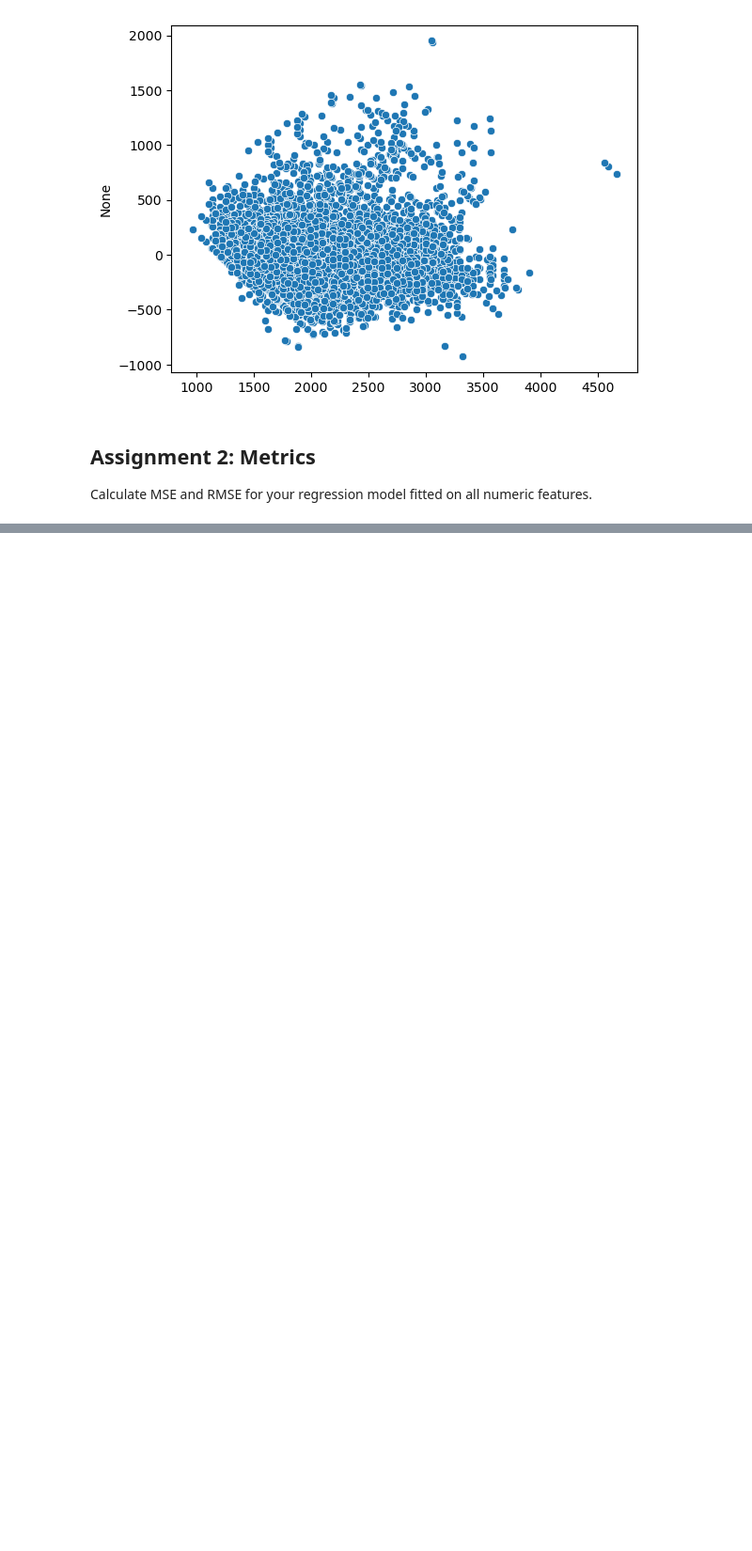
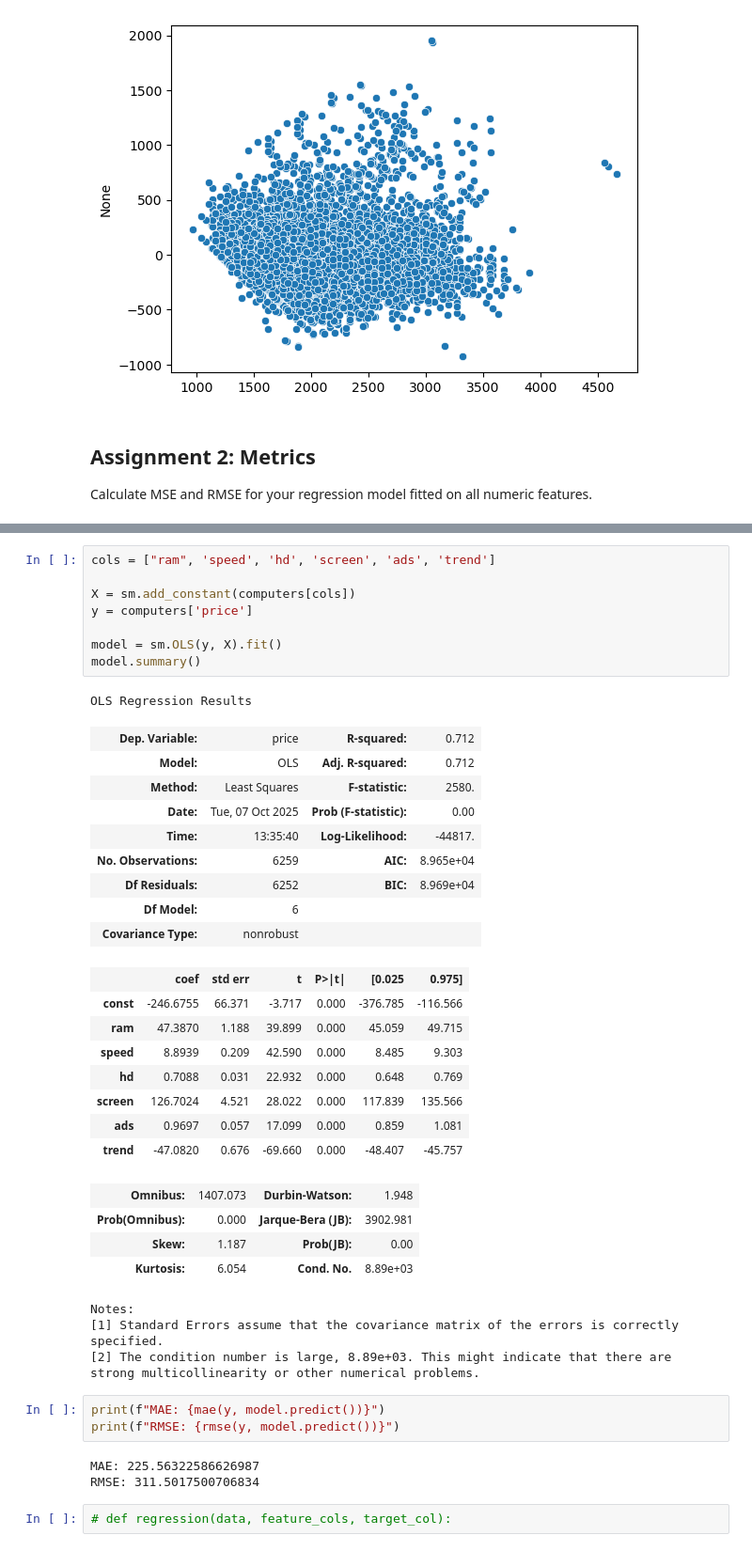
Before and after one commit to Camiloesp/PythonDataScience_SupervisedML, a Jupyter notebook: Regression_and_Forecasting/Assignments/03_multiple_regression_assignments.ipynb, the cells around one changed output, grey strips where cells are left out. Shown: that part at 94% size. Saved outputs shown, nothing was run; the diff lists cells and outputs as text; blank space fills up the shorter version.

```diff
--- a/Regression_and_Forecasting/Assignments/03_multiple_regression_assignments.ipynb
+++ b/Regression_and_Forecasting/Assignments/03_multiple_regression_assignments.ipynb
@@ -133,0 +171,43 @@ Calculate MSE and RMSE for your regression model fitted on all numeric features.
+# %%
+cols = ["ram", 'speed', 'hd', 'screen', 'ads', 'trend']
+
+X = sm.add_constant(computers[cols])
+y = computers['price']
+
+model = sm.OLS(y, X).fit()
+model.summary()
+# %% [output]
+OLS Regression Results
+| Dep. Variable: | price | R-squared: | 0.712 |
+| Model: | OLS | Adj. R-squared: | 0.712 |
+| Method: | Least Squares | F-statistic: | 2580. |
+| Date: | Tue, 07 Oct 2025 | Prob (F-statistic): | 0.00 |
+| Time: | 13:35:40 | Log-Likelihood: | -44817. |
+| No. Observations: | 6259 | AIC: | 8.965e+04 |
+| Df Residuals: | 6252 | BIC: | 8.969e+04 |
+| Df Model: | 6 |  |  |
+| Covariance Type: | nonrobust |  |  |
+|  | coef | std err | t | P>|t| | [0.025 | 0.975] |
+| const | -246.6755 | 66.371 | -3.717 | 0.000 | -376.785 | -116.566 |
+| ram | 47.3870 | 1.188 | 39.899 | 0.000 | 45.059 | 49.715 |
+| speed | 8.8939 | 0.209 | 42.590 | 0.000 | 8.485 | 9.303 |
+| hd | 0.7088 | 0.031 | 22.932 | 0.000 | 0.648 | 0.769 |
+| screen | 126.7024 | 4.521 | 28.022 | 0.000 | 117.839 | 135.566 |
+| ads | 0.9697 | 0.057 | 17.099 | 0.000 | 0.859 | 1.081 |
+| trend | -47.0820 | 0.676 | -69.660 | 0.000 | -48.407 | -45.757 |
+| Omnibus: | 1407.073 | Durbin-Watson: | 1.948 |
+| Prob(Omnibus): | 0.000 | Jarque-Bera (JB): | 3902.981 |
+| Skew: | 1.187 | Prob(JB): | 0.00 |
+| Kurtosis: | 6.054 | Cond. No. | 8.89e+03 |
+Notes:
+[1] Standard Errors assume that the covariance matrix of the errors is correctly specified.
+[2] The condition number is large, 8.89e+03. This might indicate that there are
+strong multicollinearity or other numerical problems.
+# %%
+print(f"MAE: {mae(y, model.predict())}")
+print(f"RMSE: {rmse(y, model.predict())}")
+# %% [output]
+MAE: 225.56322586626987
+RMSE: 311.5017500706834
+# %%
+# def regression(data, feature_cols, target_col):
```
Also changed, not shown: parts of 2 cells of this notebook, 1 other file.
